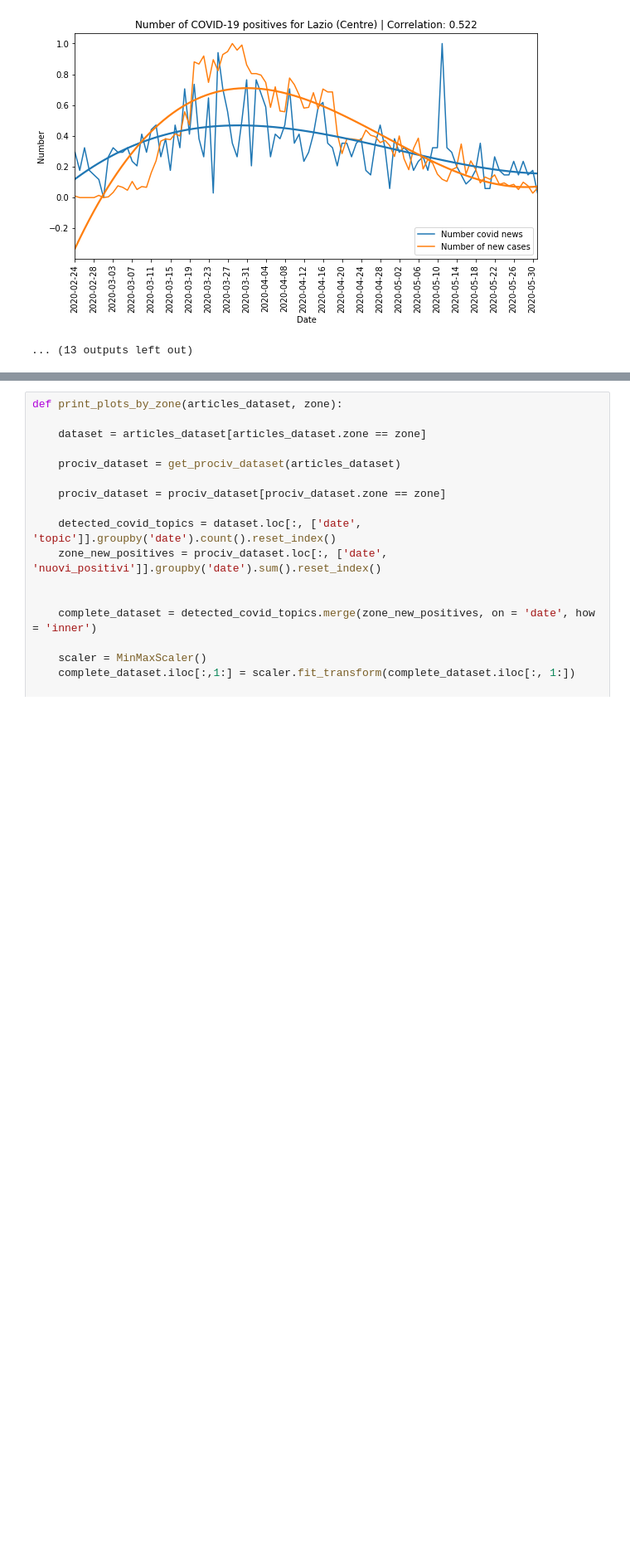
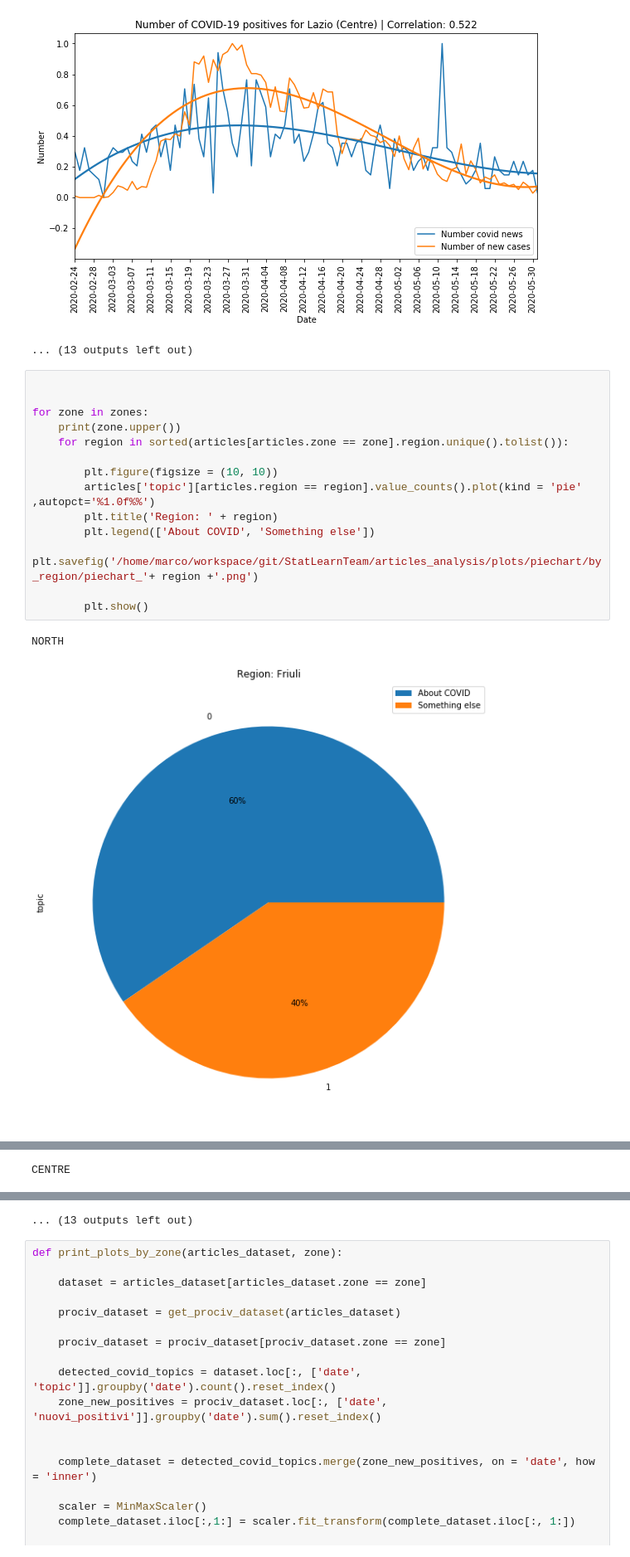
Before and after one commit to Gruntrexpewrus/StatLearnTeam, a Jupyter notebook: articles_analysis/Region Analysis.ipynb, the cells around one changed output, grey strips where cells are left out. Shown at 83% size. Saved outputs shown, nothing was run; the diff lists cells and outputs as text; blank space fills up the shorter version.

Commit message:
Added predictions, added pie charts

```diff
--- a/articles_analysis/Region Analysis.ipynb
+++ b/articles_analysis/Region Analysis.ipynb
@@ -244,3 +243,20 @@ CENTRE
 [figure]
 [figure]
 ... (13 outputs left out)
+# %%
+
+
+for zone in zones:
+    print(zone.upper())
+    for region in sorted(articles[articles.zone == zone].region.unique().tolist()):
+
+        plt.figure(figsize = (10, 10))
+        articles['topic'][articles.region == region].value_counts().plot(kind = 'pie' ,autopct='%1.0f%%')
+        plt.title('Region: ' + region)
+        plt.legend(['About COVID', 'Something else'])
+        plt.savefig('/home/marco/workspace/git/StatLearnTeam/articles_analysis/plots/piechart/by_region/piechart_'+ region +'.png')
+
+        plt.show()
+# %% [output]
+NORTH
+[figure, added]
@@ -246,0 +269 @@ CENTRE
+CENTRE
@@ -247,3 +273,4 @@ CENTRE
+... (13 outputs left out)
 # %%
 def print_plots_by_zone(articles_dataset, zone):
 
```
Also changed, not shown: parts of 3 cells of this notebook, 1 other file.
